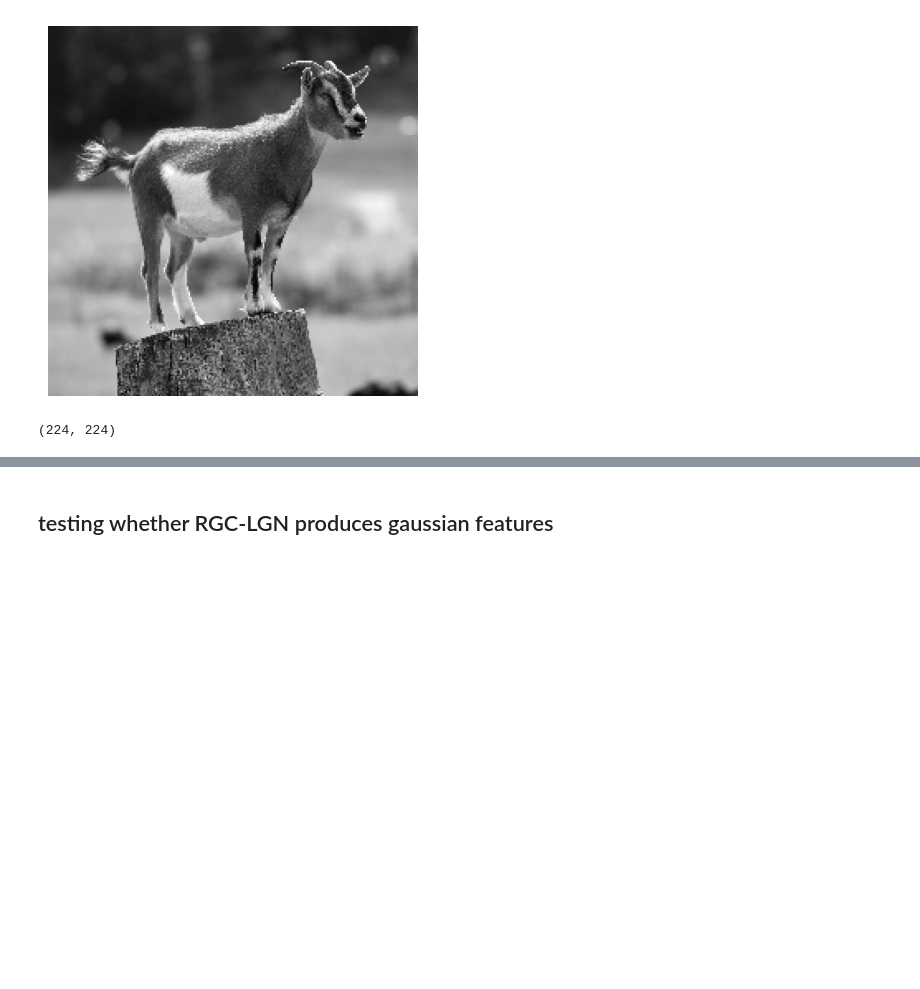
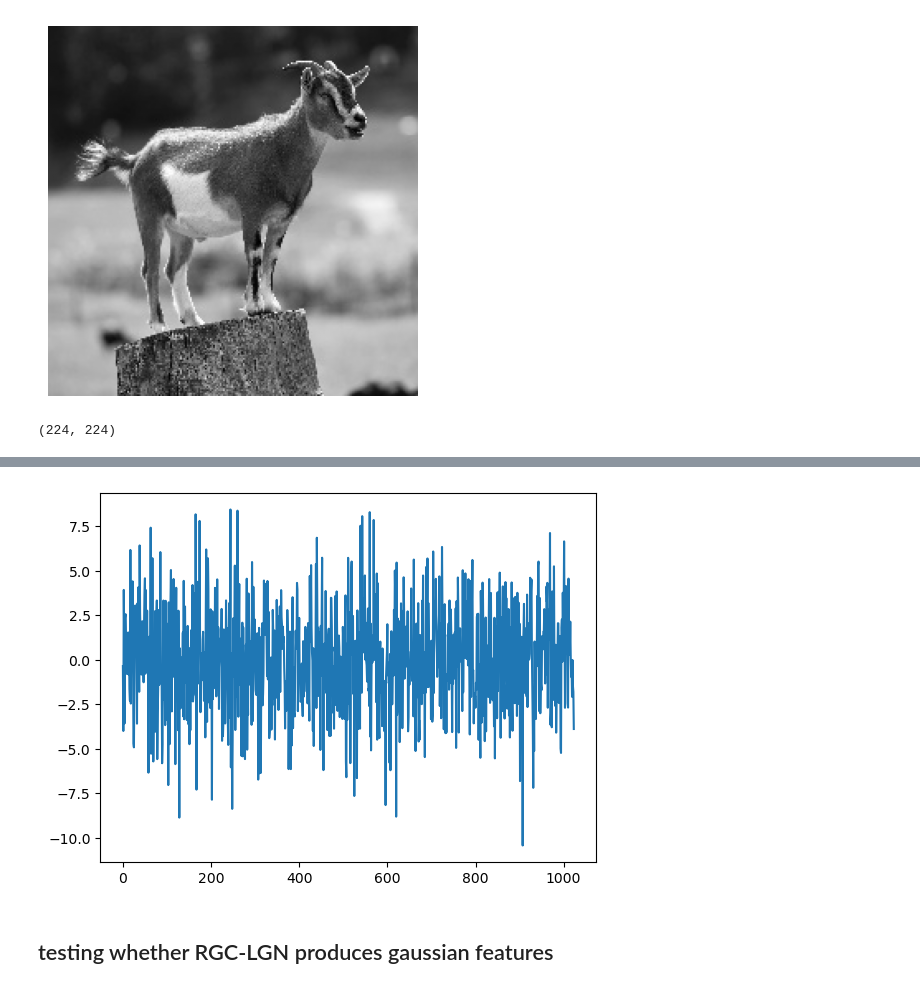
Before and after one commit to MarioDipoppa/thalamocortical_powerlaw, a Jupyter notebook: testing.ipynb, the cells around one changed output, grey strips where cells are left out. Cells and saved outputs as stored; diff of their text form; code cells hidden in the pictures; blank space fills up the shorter version.

```diff
--- a/testing.ipynb
+++ b/testing.ipynb
@@ -22,5 +22,5 @@ test_img.shape
 # %%
 model = TCE(input_dim=(224,224), lgn_dim=(16,16), v1_dim=1024, device="cpu")
 img_tensor = torch.Tensor(test_img / 255.)
-lgn_rep = model(img_tensor)
+x_lgn, x_v1 = model(img_tensor)
 # %%
@@ -42,3 +49,8 @@ plt.show()
+# %%
+plt.plot(x_v1.detach().numpy())
+plt.show()
+# %% [output]
+[figure, added]
 # %%
 # resize the test images so they are consistent
 import glob
```
Also changed, not shown: parts of 4 cells of this notebook, 1 other file.
